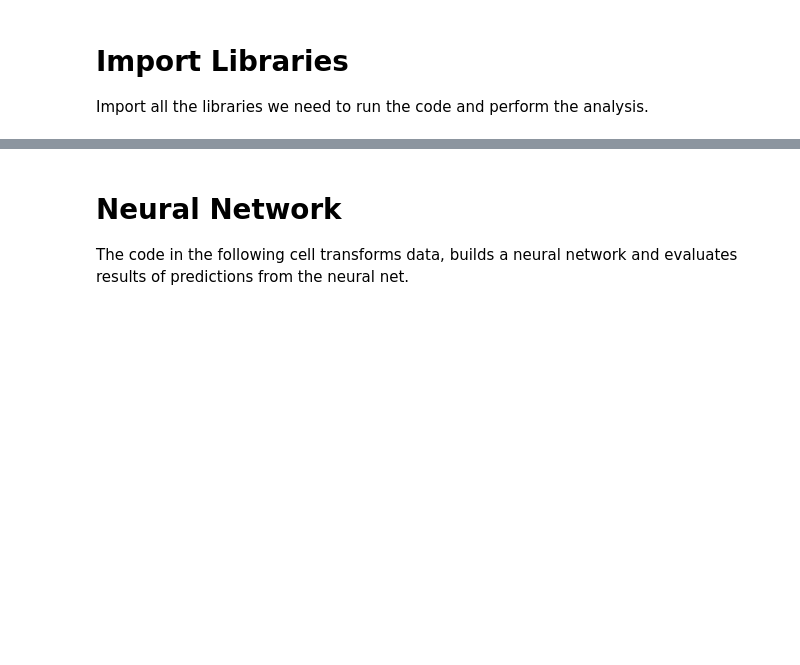
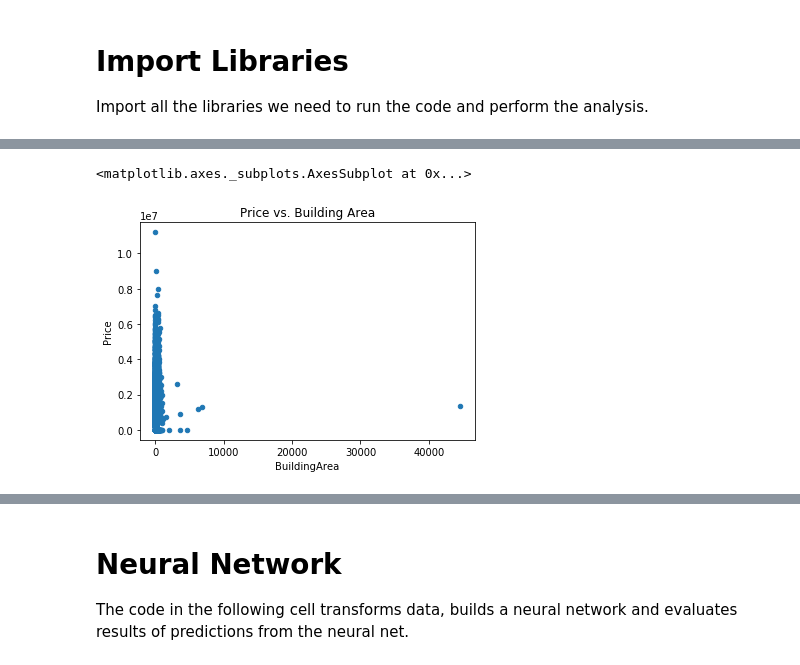
Before and after one commit to NordAxon/ai-for-leaders, a Jupyter notebook: ai_course.ipynb, the cells around one changed output, grey strips where cells are left out. Drawn from its saved outputs; the diff is of its cells as text; code cells hidden in the pictures; blank space fills up the shorter version.

```diff
--- a/ai_course.ipynb
+++ b/ai_course.ipynb
@@ -178,0 +40,6 @@ Mean Error Multi-Dimensional Linear Regression: 242304.82617755528
+# %%
+housing_df_original = pd.read_csv('data/melbourne-housing-market/Melbourne_housing_FULL.csv')
+print(housing_df['Suburb'].nunique())
+print(housing_df['CouncilArea'].nunique())
+print(housing_df['Regionname'].nunique())
+housing_df_original
@@ -178,0 +78,16 @@ Mean Error Multi-Dimensional Linear Regression: 242304.82617755528
+# %%
+print('Number of NaNs')
+print(pd.isnull(housing_df_original).sum())
+
+housing_df = housing_df_original.copy()
+
+housing_df['Price'].fillna(0.0, inplace=True)
+housing_df['BuildingArea'].fillna(0.0, inplace=True)
+housing_df['Rooms'].fillna(0.0, inplace=True)
+housing_df['Landsize'].fillna(0.0, inplace=True)
+housing_df['Car'].fillna(0.0, inplace=True)
+housing_df['Bathroom'].fillna(0.0, inplace=True)
+housing_df['Bedroom2'].fillna(0.0, inplace=True)
+
+housing_df['YearBuilt'].fillna(housing_df_feature['YearBuilt'].mean(), inplace=True)
+housing_df['YearBuilt'] = housing_df['YearBuilt'].clip(0, 2018)
@@ -178,0 +115,5 @@ Mean Error Multi-Dimensional Linear Regression: 242304.82617755528
+# %%
+housing_df.plot.scatter('BuildingArea', 'Price', title='Price vs. Building Area')
+# %% [output]
+<matplotlib.axes._subplots.AxesSubplot at 0x...>
+[figure, added]
```
Also changed, not shown: parts of 53 cells of this notebook.
